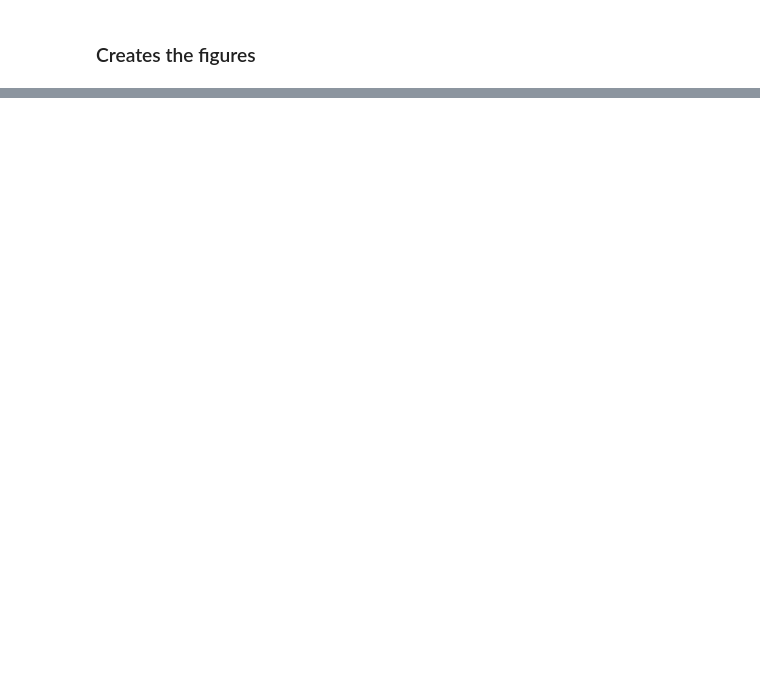
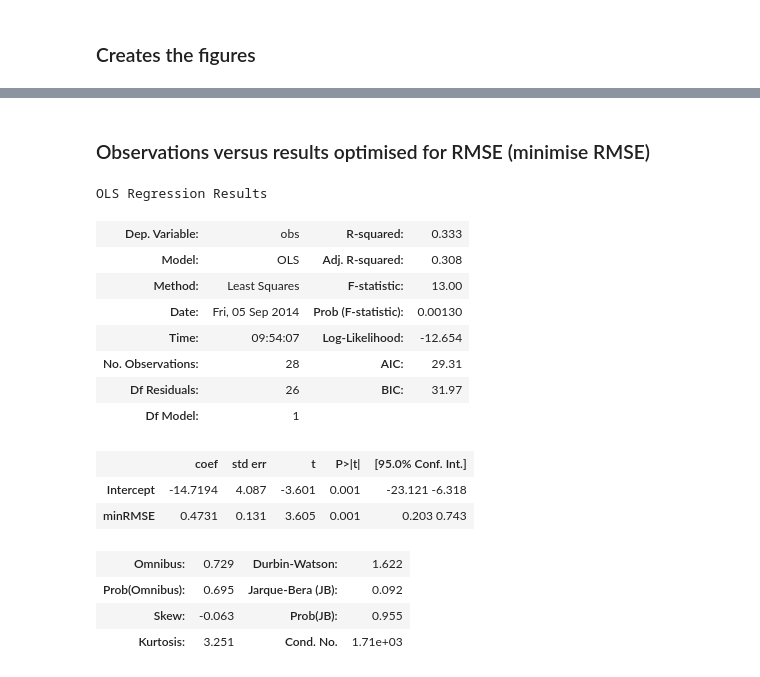
Before and after one commit to nicolasfauchereau/model_isotope, a Jupyter notebook: notebooks/forward_model_explicit.ipynb, the cells around one changed output, grey strips where cells are left out. Saved outputs shown, nothing was run; the diff lists cells and outputs as text; code cells hidden in the pictures; blank space fills up the shorter version.

```diff
--- a/notebooks/forward_model_explicit.ipynb
+++ b/notebooks/forward_model_explicit.ipynb
@@ -429,0 +493,23 @@ b) same as in a but normalized time-series are displayed
+# %% [markdown]
+### Observations versus results optimised  for RMSE (minimise RMSE)
+# %%
+min_RMSE_mod = OLS('obs ~ minRMSE', results).fit()
+# %%
+min_RMSE_mod.summary()
+# %% [output]
+OLS Regression Results
+| Dep. Variable: | obs | R-squared: | 0.333 |
+| Model: | OLS | Adj. R-squared: | 0.308 |
+| Method: | Least Squares | F-statistic: | 13.00 |
+| Date: | Fri, 05 Sep 2014 | Prob (F-statistic): | 0.00130 |
+| Time: | 09:54:07 | Log-Likelihood: | -12.654 |
+| No. Observations: | 28 | AIC: | 29.31 |
+| Df Residuals: | 26 | BIC: | 31.97 |
+| Df Model: | 1 |  |  |
+|  | coef | std err | t | P>|t| | [95.0% Conf. Int.] |
+| Intercept | -14.7194 | 4.087 | -3.601 | 0.001 | -23.121 -6.318 |
+| minRMSE | 0.4731 | 0.131 | 3.605 | 0.001 | 0.203 0.743 |
+| Omnibus: | 0.729 | Durbin-Watson: | 1.622 |
+| Prob(Omnibus): | 0.695 | Jarque-Bera (JB): | 0.092 |
+| Skew: | -0.063 | Prob(JB): | 0.955 |
+| Kurtosis: | 3.251 | Cond. No. | 1.71e+03 |
```
Also changed, not shown: parts of 19 cells of this notebook, 3 other files.
